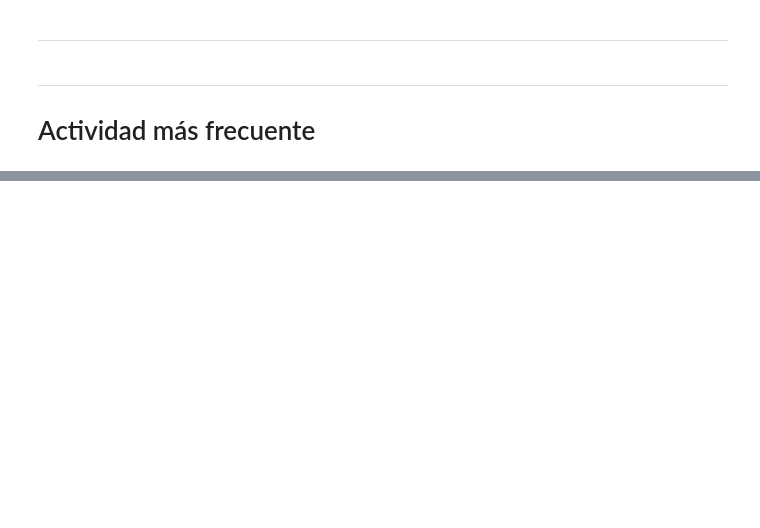
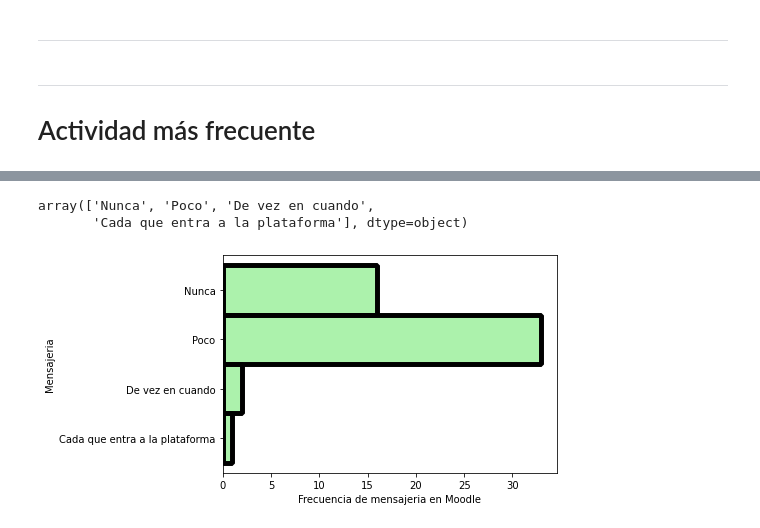
Before and after one commit to sebastianmora04/estadistica_j1, a Jupyter notebook: modelo.ipynb, the cells around one changed output, grey strips where cells are left out. Cells and saved outputs as stored; diff of their text form; code cells hidden in the pictures; blank space fills up the shorter version.

```diff
--- a/modelo.ipynb
+++ b/modelo.ipynb
@@ -260,0 +266,11 @@ plt.close('all')
+# %%
+df['Mensajeria'].unique()
+# %% [output]
+array(['Nunca', 'Poco', 'De vez en cuando',
+       'Cada que entra a la plataforma'], dtype=object)
+# %%
+sns.histplot(data=df, y="Mensajeria", color = 'lightgreen')
+plt.xlabel('Frecuencia de mensajeria en Moodle')
+plt.show()
+# %% [output]
+[figure, added]
```
Also changed, not shown: parts of 15 cells of this notebook.
